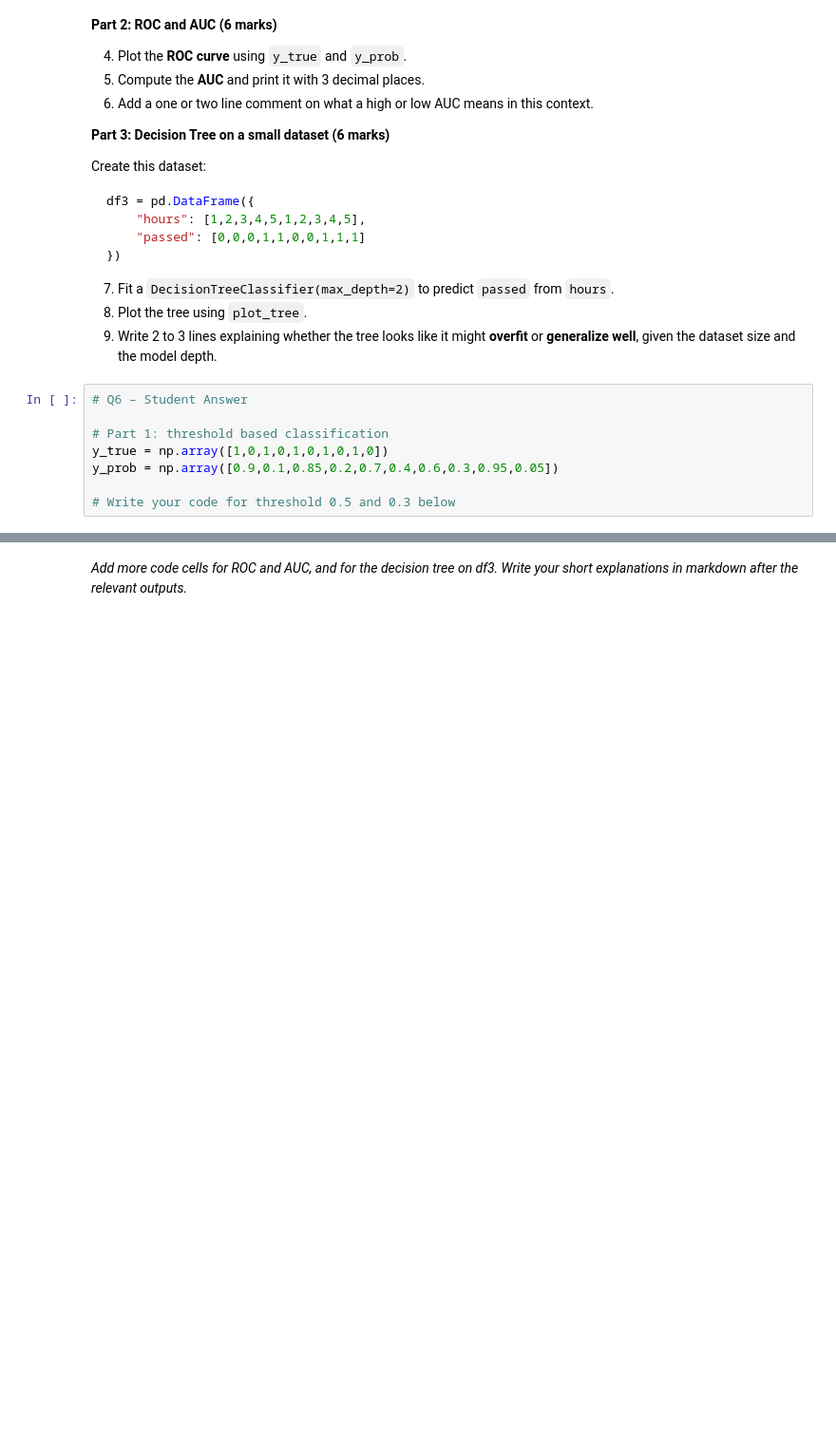
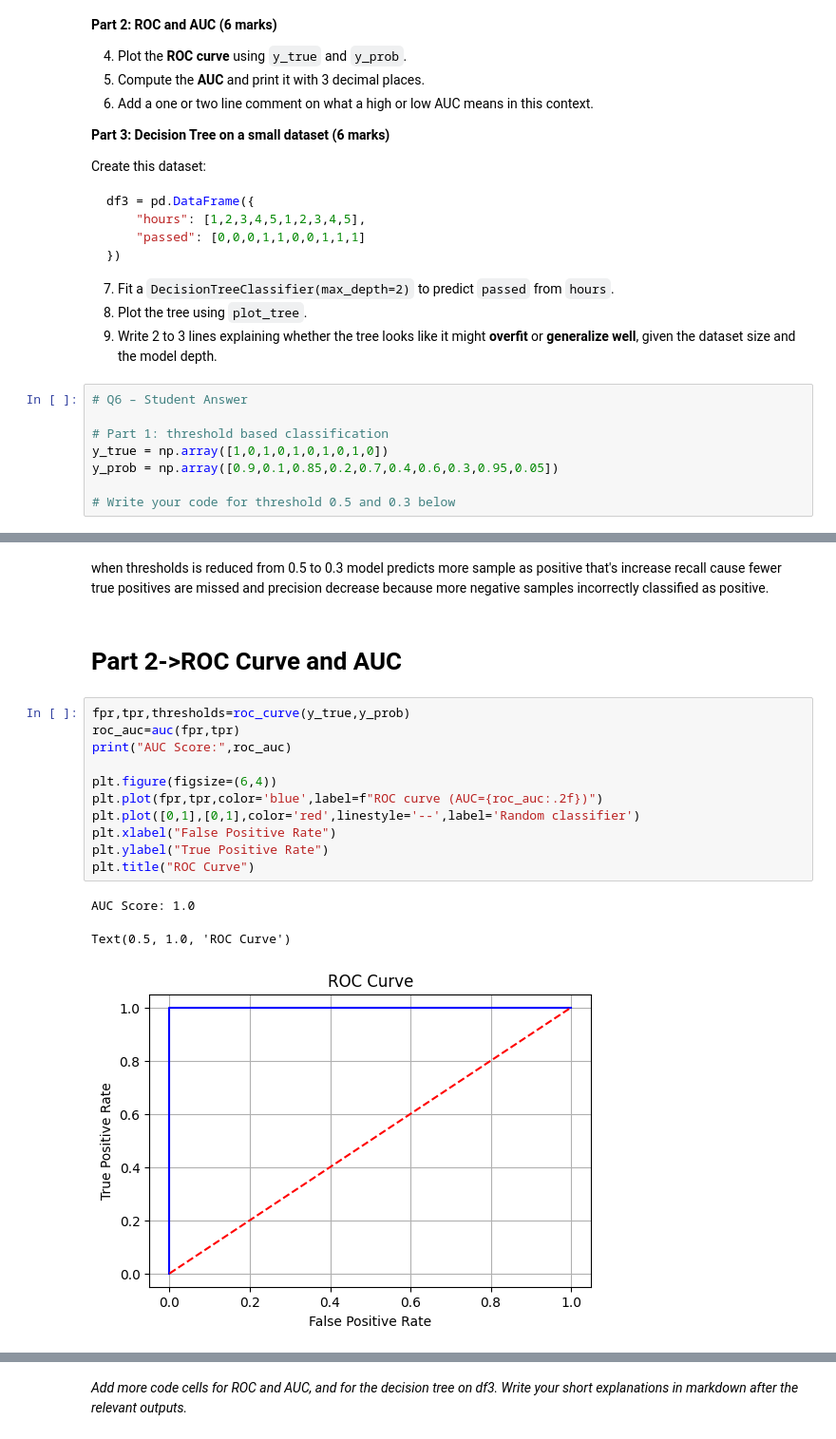
Before and after one commit to Md-Salman-Rahman339/AI-ML, a Jupyter notebook: Copy_of_ML_Mid_Term_Exam_Question_M.ipynb, the cells around one changed output, grey strips where cells are left out. Shown at 95% size. Saved outputs shown, nothing was run; the diff lists cells and outputs as text; blank space fills up the shorter version.

```diff
--- a/Copy_of_ML_Mid_Term_Exam_Question_M.ipynb
+++ b/Copy_of_ML_Mid_Term_Exam_Question_M.ipynb
@@ -455,0 +529,19 @@ y_prob = np.array([0.9,0.1,0.85,0.2,0.7,0.4,0.6,0.3,0.95,0.05])
+# %% [markdown]
+when thresholds is reduced from 0.5 to 0.3 model predicts more sample as positive that's increase recall cause fewer true positives are missed and precision decrease because more negative samples incorrectly classified as positive.
+# %% [markdown]
+# Part 2->ROC Curve and AUC
+# %%
+fpr,tpr,thresholds=roc_curve(y_true,y_prob)
+roc_auc=auc(fpr,tpr)
+print("AUC Score:",roc_auc)
+
+plt.figure(figsize=(6,4))
+plt.plot(fpr,tpr,color='blue',label=f"ROC curve (AUC={roc_auc:.2f})")
+plt.plot([0,1],[0,1],color='red',linestyle='--',label='Random classifier')
+plt.xlabel("False Positive Rate")
+plt.ylabel("True Positive Rate")
+plt.title("ROC Curve")
+# %% [output]
+AUC Score: 1.0
+Text(0.5, 1.0, 'ROC Curve')
+[figure, added]
```
Also changed, not shown: parts of 14 cells of this notebook.
